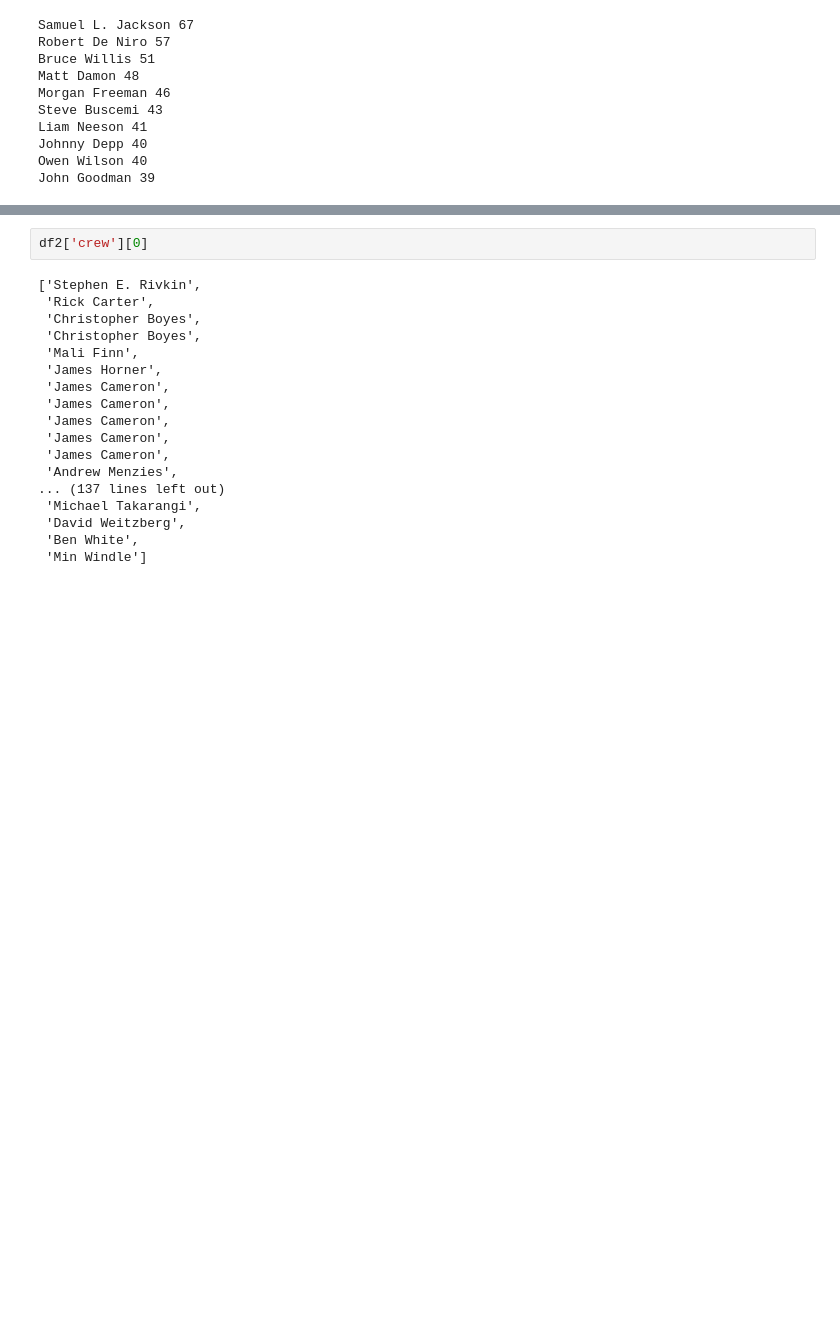
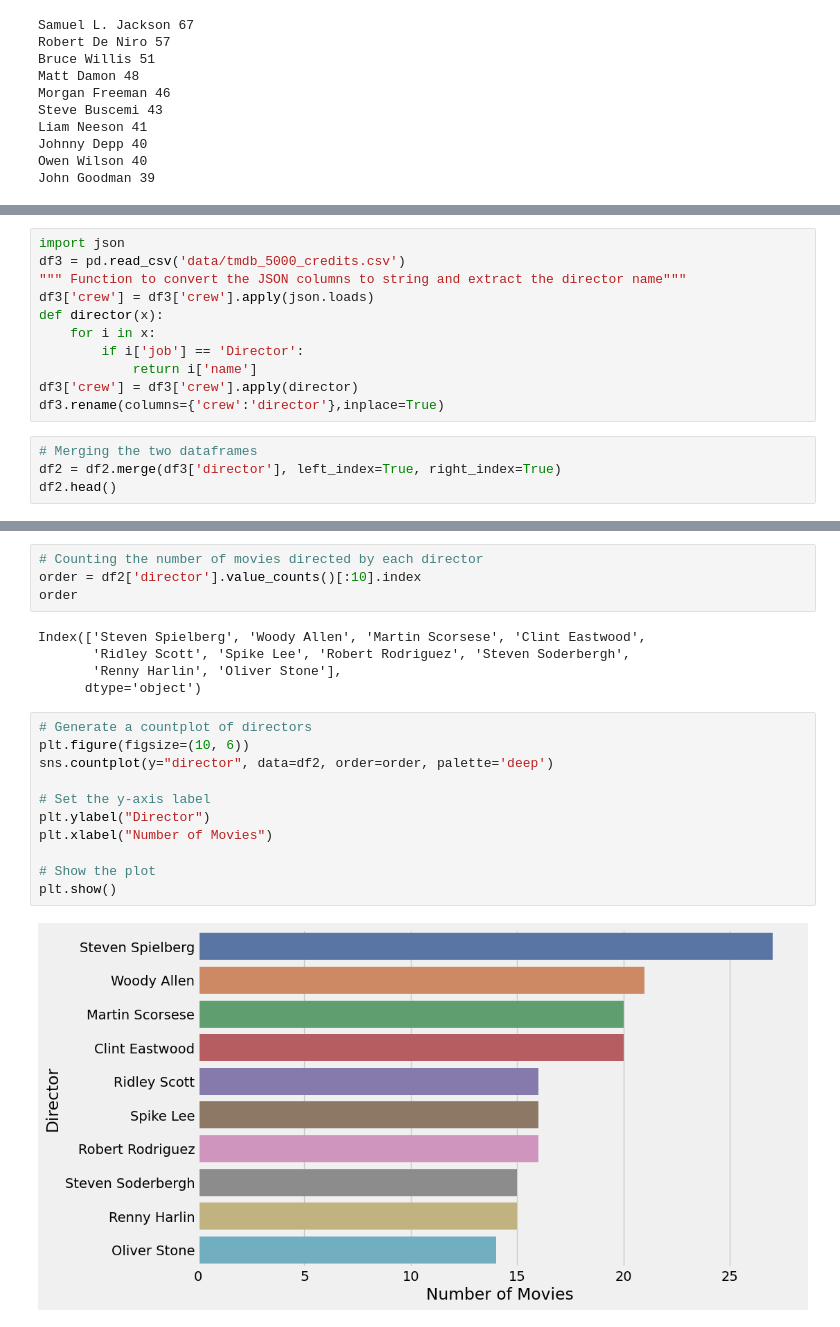
Before and after one commit to edwarjosep11/Netflix-Recommendation-Systems, a Jupyter notebook: KNN Neighbours approach.ipynb, the cells around one changed output, grey strips where cells are left out. Drawn from its saved outputs; the diff is of its cells as text; blank space fills up the shorter version.

```diff
--- a/KNN Neighbours approach.ipynb
+++ b/KNN Neighbours approach.ipynb
@@ -248,0 +255,15 @@ plt.show()
+# %%
+import json
+df3 = pd.read_csv('data/tmdb_5000_credits.csv')
+""" Function to convert the JSON columns to string and extract the director name"""
+df3['crew'] = df3['crew'].apply(json.loads)
+def director(x):
+    for i in x:
+        if i['job'] == 'Director':
+            return i['name']
+df3['crew'] = df3['crew'].apply(director)
+df3.rename(columns={'crew':'director'},inplace=True)
+# %%
+# Merging the two dataframes
+df2 = df2.merge(df3['director'], left_index=True, right_index=True)
+df2.head()
@@ -265,20 +287,22 @@ df2
-# %%
-df2['crew'][0]
-# %% [output]
-['Stephen E. Rivkin',
- 'Rick Carter',
- 'Christopher Boyes',
- 'Christopher Boyes',
- 'Mali Finn',
- 'James Horner',
- 'James Cameron',
- 'James Cameron',
- 'James Cameron',
- 'James Cameron',
- 'James Cameron',
- 'Andrew Menzies',
-... (137 lines left out)
- 'Michael Takarangi',
- 'David Weitzberg',
- 'Ben White',
- 'Min Windle']
+# %%
+# Counting the number of movies directed by each director
+order = df2['director'].value_counts()[:10].index
+order
+# %% [output]
+Index(['Steven Spielberg', 'Woody Allen', 'Martin Scorsese', 'Clint Eastwood',
+       'Ridley Scott', 'Spike Lee', 'Robert Rodriguez', 'Steven Soderbergh',
+       'Renny Harlin', 'Oliver Stone'],
+      dtype='object')
+# %%
+# Generate a countplot of directors
+plt.figure(figsize=(10, 6))
+sns.countplot(y="director", data=df2, order=order, palette='deep')
+
+# Set the y-axis label
+plt.ylabel("Director")
+plt.xlabel("Number of Movies")
+
+# Show the plot
+plt.show()
+# %% [output]
+[figure, added]
```
Also changed, not shown: parts of 24 cells of this notebook.
